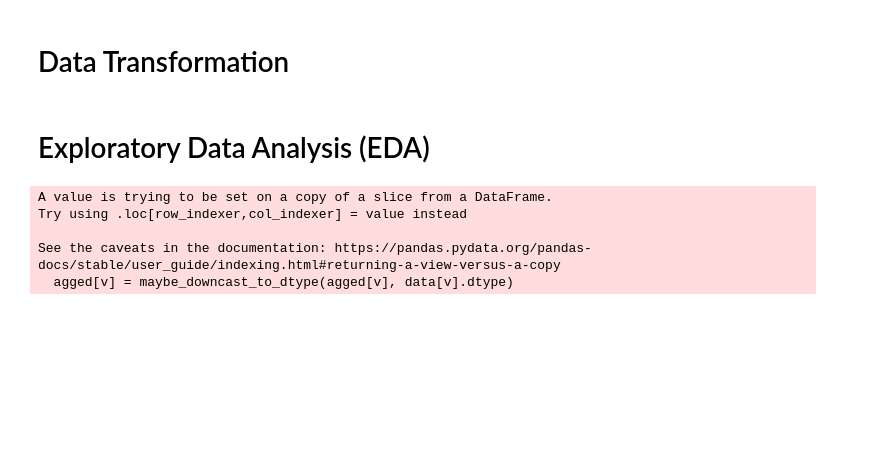
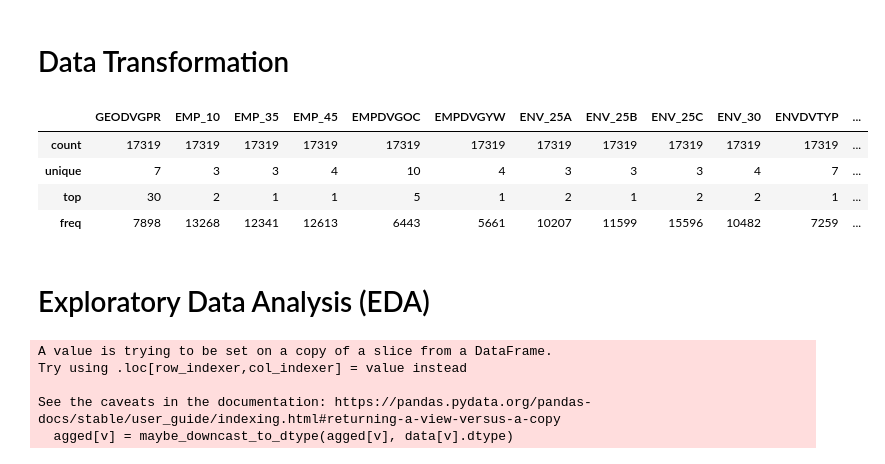
Before and after one commit to YinYinTan/CIND820FinalProject, a Jupyter notebook: Data_Transformation_&_EDA.ipynb, the cells around one changed output. Saved outputs shown, nothing was run; the diff lists cells and outputs as text; code cells hidden in the pictures; blank space fills up the shorter version.

```diff
--- a/Data_Transformation_&_EDA.ipynb
+++ b/Data_Transformation_&_EDA.ipynb
@@ -22,39 +24,90 @@ df['Worse_MH'] = np.where((df['GEN_10'] >= 4) & (df['GEN_15'] >= 4), 0, 1)
 df = df.drop(columns=['PUMFID', 'VERDATE', 'EMP_05', 'BMF_P', 'EMP_30', 'GEN_10', 'GEN_15'])
 
 #Drop columns pertaining to derived variables that are not needed for the project
-df = df.drop(columns=['PPEDVEY1','PPEDVEY2','PPEDVFV1','PPEDVFV2','PPEDVGL1','PPEDVGL2','PPEDVGN1','PPEDVGN2','PPEDVHS1','PPEDVHS2','PPEDVMA1','PPEDVMA2','PPEDVOT1','PPEDVOT2','PPEDVRE1','PPEDVRE2','PPEDVRS1','PPEDVRS2','GENDVHDI','GENDVMHI'])
+df = df.drop(columns=['ENVDVCON','PPEDVEY1','PPEDVEY2','PPEDVFV1','PPEDVFV2','PPEDVGL1','PPEDVGL2','PPEDVGN1','PPEDVGN2','PPEDVHS1','PPEDVHS2','PPEDVMA1','PPEDVMA2','PPEDVOT1','PPEDVOT2','PPEDVRE1','PPEDVRE2','PPEDVRS1','PPEDVRS2','GENDVHDI','GENDVMHI'])
 
 #If PPE_10 = “No” = 2, then PPE_15A, PPE_15B, PPE_15C, PPE_15D, PPE_15E, PPE_15F, PPE_15G, PPE_15H, PPE_15I, and PPE_15J = “No” = 2
 set_1 = ['PPE_15A','PPE_15B','PPE_15C','PPE_15D','PPE_15E','PPE_15F','PPE_15G','PPE_15H','PPE_15I','PPE_15J']
 df[set_1] = np.where(df[['PPE_10']] == 2, 2, df[set_1])
 
 #If PPE_20 = “No” = 2, then PPE_30A, PPE_30B, PPE_30C, PPE_30D, PPE_30E, PPE_30F, PPE_30G, PPE_30H,...
 #PPE_35A, PPE_35B, PPE_35C, PPE_35D, PPE_35E, PPE_35F, PPE_35G, PPE_35H = "Not needed for job" = 1
 set_2 = ['PPE_30A','PPE_30B','PPE_30C','PPE_30D','PPE_30E','PPE_30F','PPE_30G','PPE_30H','PPE_35A','PPE_35B','PPE_35C','PPE_35D','PPE_35E','PPE_35F','PPE_35G','PPE_35H']
 df[set_2] = np.where(df[['PPE_20']] == 2, 1, df[set_2])
 
 #If PPE_20 = “No” = 2, then PPE_25, PPE_40A, PPE_40B, PPE_40C, PPE_40D, PPE_40E, PPE_40F, PPE_40G, PPE_40H, PPE_40I,...
 #PPE_45A, PPE_45B, PPE_45C, PPE_45D, PPE_45E, PPE_45F, PPE_45G, PPE_45H, PPE_45I = "No" = 2
 set_3 = ['PPE_25','PPE_40A','PPE_40B','PPE_40C','PPE_40D','PPE_40E','PPE_40F','PPE_40G','PPE_40H','PPE_40I','PPE_45A','PPE_45B','PPE_45C','PPE_45D','PPE_45E','PPE_45F','PPE_45G','PPE_45H','PPE_45I']
 df[set_3] = np.where(df[['PPE_20']] == 2, 2, df[set_3])
 
-#If PPE_30H or PPE_35H = “Not stated” = 9, then update to "Not needed for job" = 1
+#If response to PPE access question = “Not stated” = 9 (i.e. missing values), then update to "Not needed for job" = 1
+df['PPE_30A'].mask(df['PPE_30A'] == 9, 1, inplace=True)
+df['PPE_30B'].mask(df['PPE_30B'] == 9, 1, inplace=True)
+df['PPE_30C'].mask(df['PPE_30C'] == 9, 1, inplace=True)
+df['PPE_30D'].mask(df['PPE_30D'] == 9, 1, inplace=True)
+df['PPE_30E'].mask(df['PPE_30E'] == 9, 1, inplace=True)
+df['PPE_30F'].mask(df['PPE_30F'] == 9, 1, inplace=True)
+df['PPE_30G'].mask(df['PPE_30G'] == 9, 1, inplace=True)
 df['PPE_30H'].mask(df['PPE_30H'] == 9, 1, inplace=True)
+df['PPE_35A'].mask(df['PPE_35A'] == 9, 1, inplace=True)
+df['PPE_35B'].mask(df['PPE_35B'] == 9, 1, inplace=True)
+df['PPE_35C'].mask(df['PPE_35C'] == 9, 1, inplace=True)
+df['PPE_35D'].mask(df['PPE_35D'] == 9, 1, inplace=True)
+df['PPE_35E'].mask(df['PPE_35E'] == 9, 1, inplace=True)
+df['PPE_35F'].mask(df['PPE_35F'] == 9, 1, inplace=True)
+df['PPE_35G'].mask(df['PPE_35G'] == 9, 1, inplace=True)
 df['PPE_35H'].mask(df['PPE_35H'] == 9, 1, inplace=True)
+
+#If response to PPE restriction question = “Not stated” = 9 (i.e. missing values), then update to "No" = 2
+df['PPE_40A'].mask(df['PPE_40A'] == 9, 2, inplace=True)
+df['PPE_40B'].mask(df['PPE_40B'] == 9, 2, inplace=True)
+df['PPE_40C'].mask(df['PPE_40C'] == 9, 2, inplace=True)
+df['PPE_40D'].mask(df['PPE_40D'] == 9, 2, inplace=True)
+df['PPE_40E'].mask(df['PPE_40E'] == 9, 2, inplace=True)
+df['PPE_40F'].mask(df['PPE_40F'] == 9, 2, inplace=True)
+df['PPE_40G'].mask(df['PPE_40G'] == 9, 2, inplace=True)
+df['PPE_40H'].mask(df['PPE_40H'] == 9, 2, inplace=True)
+df['PPE_40I'].mask(df['PPE_40I'] == 9, 2, inplace=True)
+df['PPE_45A'].mask(df['PPE_45A'] == 9, 2, inplace=True)
+df['PPE_45B'].mask(df['PPE_45B'] == 9, 2, inplace=True)
+df['PPE_45C'].mask(df['PPE_45C'] == 9, 2, inplace=True)
+df['PPE_45D'].mask(df['PPE_45D'] == 9, 2, inplace=True)
+df['PPE_45E'].mask(df['PPE_45E'] == 9, 2, inplace=True)
+df['PPE_45F'].mask(df['PPE_45F'] == 9, 2, inplace=True)
+df['PPE_45G'].mask(df['PPE_45G'] == 9, 2, inplace=True)
+df['PPE_45H'].mask(df['PPE_45H'] == 9, 2, inplace=True)
+df['PPE_45I'].mask(df['PPE_45I'] == 9, 2, inplace=True)
+
+#If response to PPE or IPC protocol/practice question = “Not stated” = 9 (i.e. missing values), then remove from dataset
+df.drop(df[(df['PPE_05'] == 9)|(df['PPE_10'] == 9)|(df['PPE_15A'] == 9)|(df['PPE_15B'] == 9)|(df['PPE_15C'] == 9)|(df['PPE_15D'] == 9)|(df['PPE_15E'] == 9)|(df['PPE_15F'] == 9)|(df['PPE_15G'] == 9)|(df['PPE_15H'] == 9)|(df['PPE_15I'] == 9)|(df['PPE_15J'] == 9)].index, inplace = True)
+df.drop(df[(df['PPE_20'] == 9)|(df['PPE_25'] == 9)].index, inplace = True)
+df.drop(df[(df['PPE_50A'] >= 96)|(df['PPE_50B'] >= 96)|(df['PPE_50C'] >= 96)|(df['PPE_50D'] >= 96)|(df['PPE_50E'] >= 96)|(df['PPE_50F'] >= 96)].index, inplace = True)
+
+#Handling of 14/16 remaining variables with classes of "Not stated" = 9 (i.e. missing values): Reassign to most frequent value
+'''
+In progress
+'''
+
 
 #One-hot key encoding
 '''
 In progress
 '''
 
 #Change all variables to categorical or else they will be considered numeric
 df = df.astype('category')
 
 #View basic summary of variables
 df.describe()
-df.head()
+#df.head()
 
-df.to_csv('HS - revised.csv')
+#df.to_csv('HS - revised.csv')
+# %% [output]
+|  | GEODVGPR | EMP_10 | EMP_35 | EMP_45 | EMPDVGOC | EMPDVGYW | ENV_25A | ENV_25B | ENV_25C | ENV_30 | ENVDVTYP | ... |
+| count | 17319 | 17319 | 17319 | 17319 | 17319 | 17319 | 17319 | 17319 | 17319 | 17319 | 17319 | ... |
+| unique | 7 | 3 | 3 | 4 | 10 | 4 | 3 | 3 | 3 | 4 | 7 | ... |
+| top | 30 | 2 | 1 | 1 | 5 | 1 | 2 | 1 | 2 | 2 | 1 | ... |
+| freq | 7898 | 13268 | 12341 | 12613 | 6443 | 5661 | 10207 | 11599 | 15596 | 10482 | 7259 | ... |
 # %% [markdown]
 # Exploratory Data Analysis (EDA)
 # %%
```
Also changed, not shown: parts of 1 cell of this notebook.
